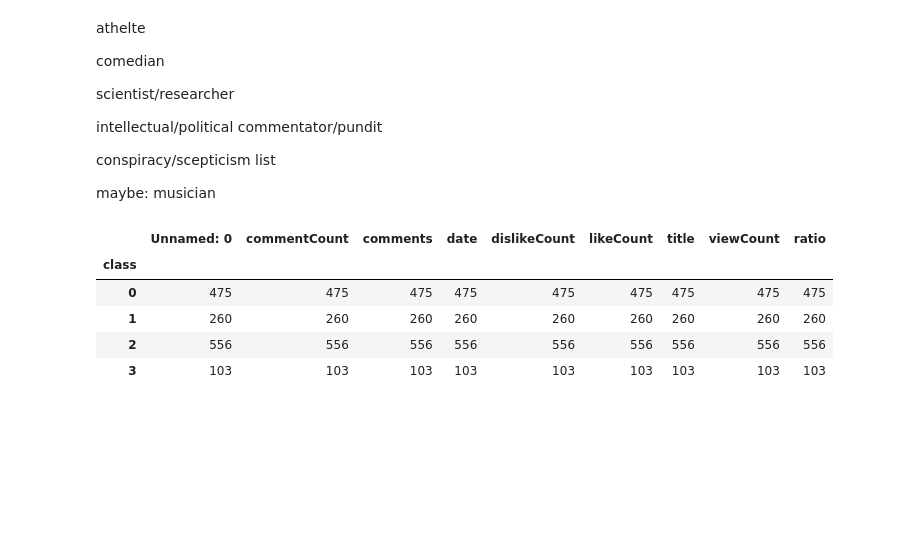
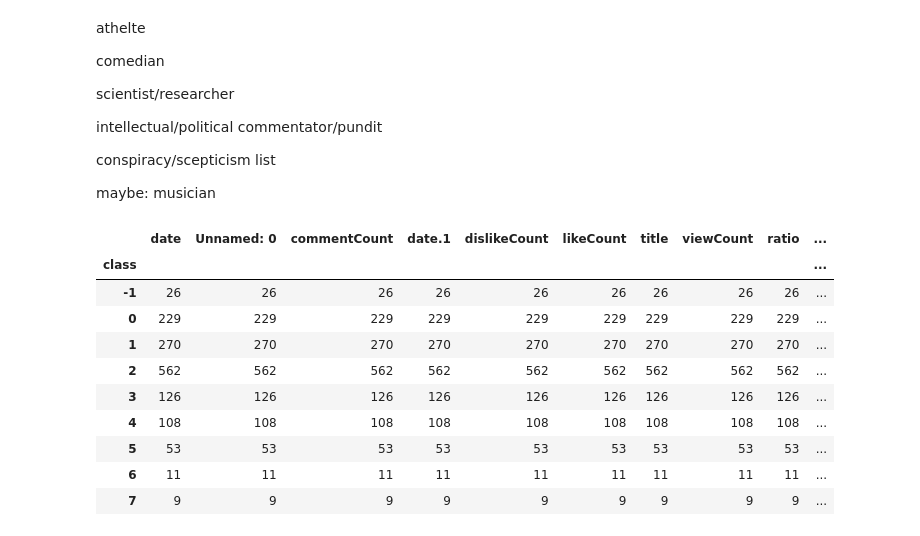
Before and after one commit to snc-89/sentiment_analysis_notebook, a Jupyter notebook: dataSentiments.ipynb, the cells around one changed output. Saved outputs shown, nothing was run; the diff lists cells and outputs as text; code cells hidden in the pictures; blank space fills up the shorter version.

```diff
--- a/dataSentiments.ipynb
+++ b/dataSentiments.ipynb
@@ -29,0 +8,2 @@ vidInfo['ratio'] = vidInfo.likeCount.divide(vidInfo.dislikeCount)
+# %%
+vids = pd.read_csv('vidSansComments.csv')
@@ -41,23 +64,6 @@ intellectual/political commentator/pundit
 conspiracy/scepticism list
 
 maybe: musician
-# %%
-jordanB = newFrame[newFrame['title'].str.contains('Alex Jones')]
-stat_params = ['title','viewCount','commentCount','likeCount','dislikeCount','ratio','sentiment']
-jordanB[stat_params]
-
-newFrame[newFrame.duplicated('title')]['title']
-
-newFrame
-
-newFrame['class'] = [0]*len(newFrame)
-
-
-for i in range(len(newFrame)):
-    if 'Alex Jones' in newFrame.iloc[i]['title']:
-        newFrame.iloc[i]['class'] = 1
-
-newFrame['title'].str.contains('Alex Jones').any()
 # %%
 def get_csv_list(file):
     with open(file, encoding='utf-8') as f:
@@ -67,18 +73,23 @@ def get_csv_list(file):
     f.close()
     return return_list
 # %%
-classes = get_csv_list('classeslist0.csv')
+classes = get_csv_list('classeslist3.csv')
 for i in range(len(classes)):
     classes[i] = int(classes[i])
 classes = classes + [1]*134
 # %%
-vidInfo['class'] = classes
+vids['class'] = classes
 # %%
-vidInfo.groupby(['class']).count()
+vids.groupby(['class']).count()
 # %% [output]
-|  | Unnamed: 0 | commentCount | comments | date | dislikeCount | likeCount | title | viewCount | ratio |
-| class |  |  |  |  |  |  |  |  |  |
-| 0 | 475 | 475 | 475 | 475 | 475 | 475 | 475 | 475 | 475 |
-| 1 | 260 | 260 | 260 | 260 | 260 | 260 | 260 | 260 | 260 |
-| 2 | 556 | 556 | 556 | 556 | 556 | 556 | 556 | 556 | 556 |
-| 3 | 103 | 103 | 103 | 103 | 103 | 103 | 103 | 103 | 103 |
+|  | date | Unnamed: 0 | commentCount | date.1 | dislikeCount | likeCount | title | viewCount | ratio | ... |
+| class |  |  |  |  |  |  |  |  |  | ... |
+| -1 | 26 | 26 | 26 | 26 | 26 | 26 | 26 | 26 | 26 | ... |
+| 0 | 229 | 229 | 229 | 229 | 229 | 229 | 229 | 229 | 229 | ... |
+| 1 | 270 | 270 | 270 | 270 | 270 | 270 | 270 | 270 | 270 | ... |
+| 2 | 562 | 562 | 562 | 562 | 562 | 562 | 562 | 562 | 562 | ... |
+| 3 | 126 | 126 | 126 | 126 | 126 | 126 | 126 | 126 | 126 | ... |
+| 4 | 108 | 108 | 108 | 108 | 108 | 108 | 108 | 108 | 108 | ... |
+| 5 | 53 | 53 | 53 | 53 | 53 | 53 | 53 | 53 | 53 | ... |
+| 6 | 11 | 11 | 11 | 11 | 11 | 11 | 11 | 11 | 11 | ... |
+| 7 | 9 | 9 | 9 | 9 | 9 | 9 | 9 | 9 | 9 | ... |
```
Also changed, not shown: parts of 17 cells of this notebook, 5 other files.
